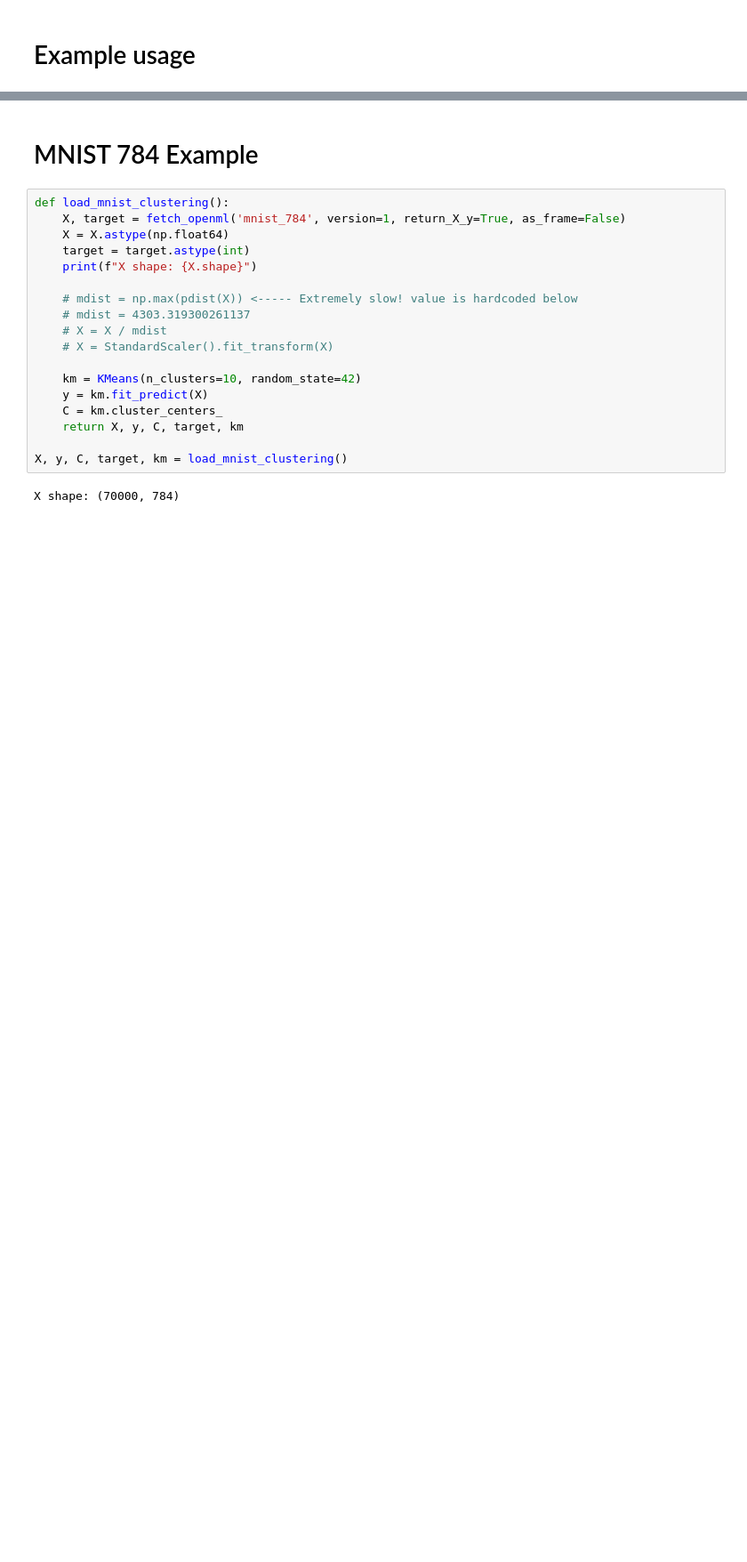
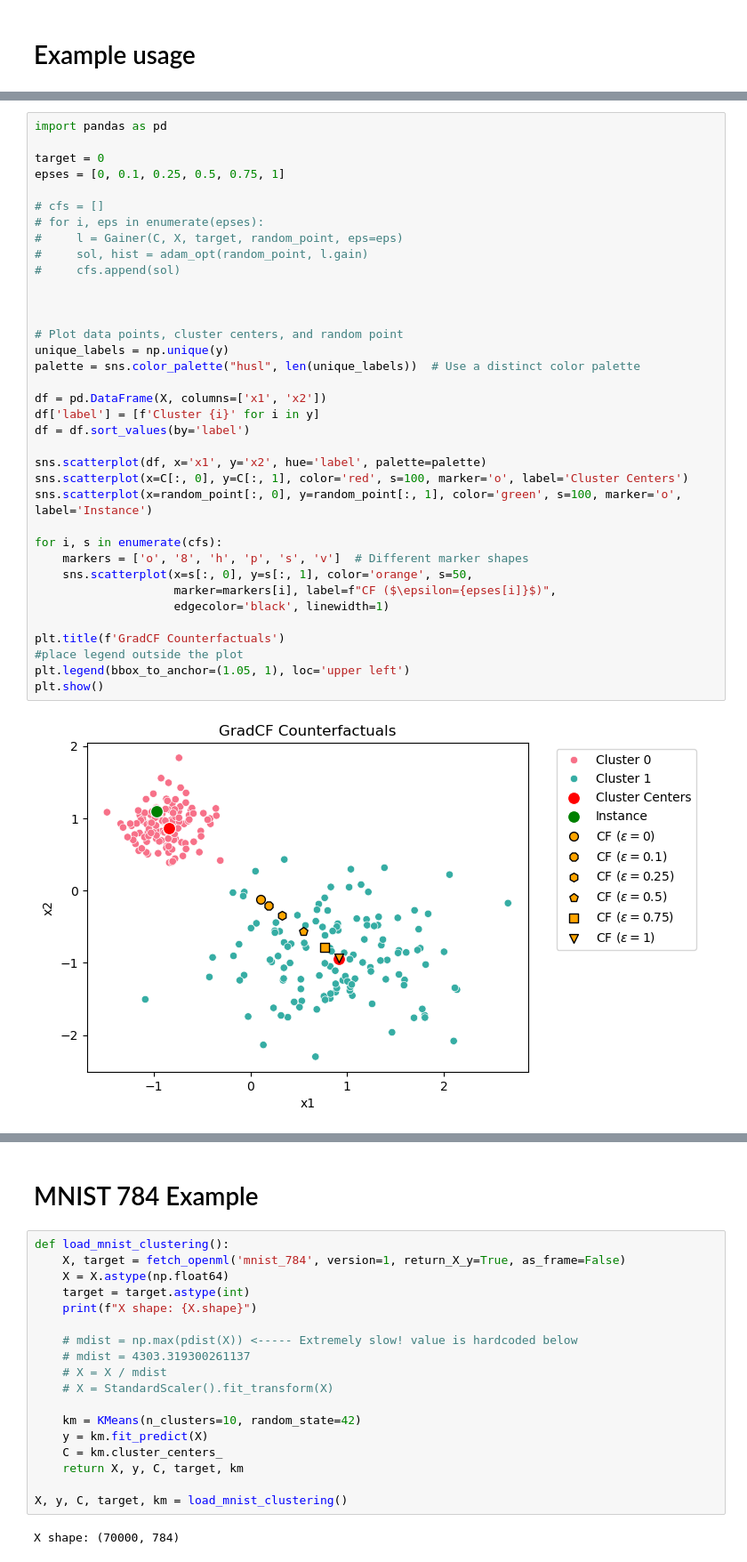
Before and after one commit to jepp3183/Thesis2025, a Jupyter notebook: code/dice_modification.ipynb, the cells around one changed output, grey strips where cells are left out. Shown at 89% size. Drawn from its saved outputs; the diff is of its cells as text; blank space fills up the shorter version.

```diff
--- a/code/dice_modification.ipynb
+++ b/code/dice_modification.ipynb
@@ -112,3 +112,41 @@ target: 2, prediction: 2
+# %%
+import pandas as pd
+
+target = 0
+epses = [0, 0.1, 0.25, 0.5, 0.75, 1]
+
+# cfs = []
+# for i, eps in enumerate(epses):
+#     l = Gainer(C, X, target, random_point, eps=eps)
+#     sol, hist = adam_opt(random_point, l.gain)
+#     cfs.append(sol)
+
+
+
+# Plot data points, cluster centers, and random point
+unique_labels = np.unique(y)
+palette = sns.color_palette("husl", len(unique_labels))  # Use a distinct color palette
+
+df = pd.DataFrame(X, columns=['x1', 'x2'])
+df['label'] = [f'Cluster {i}' for i in y]
+df = df.sort_values(by='label')
+
+sns.scatterplot(df, x='x1', y='x2', hue='label', palette=palette)
+sns.scatterplot(x=C[:, 0], y=C[:, 1], color='red', s=100, marker='o', label='Cluster Centers')
+sns.scatterplot(x=random_point[:, 0], y=random_point[:, 1], color='green', s=100, marker='o', label='Instance')
+
+for i, s in enumerate(cfs):
+    markers = ['o', '8', 'h', 'p', 's', 'v']  # Different marker shapes
+    sns.scatterplot(x=s[:, 0], y=s[:, 1], color='orange', s=50,
+                    marker=markers[i], label=f"CF ($\epsilon={epses[i]}$)",
+                    edgecolor='black', linewidth=1)
+
+plt.title(f'GradCF Counterfactuals')
+#place legend outside the plot
+plt.legend(bbox_to_anchor=(1.05, 1), loc='upper left')
+plt.show()
+# %% [output]
+[figure, added]
 # %%
 from lib.util import sparsity_fix
 
```
Also changed, not shown: parts of 5 cells of this notebook, 2 other files.
